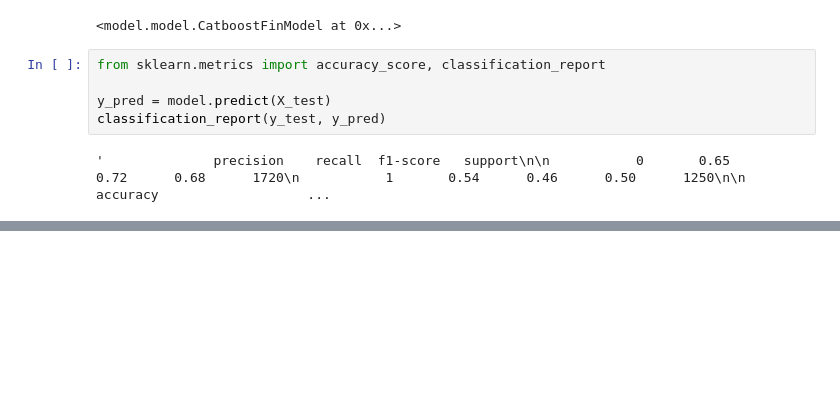
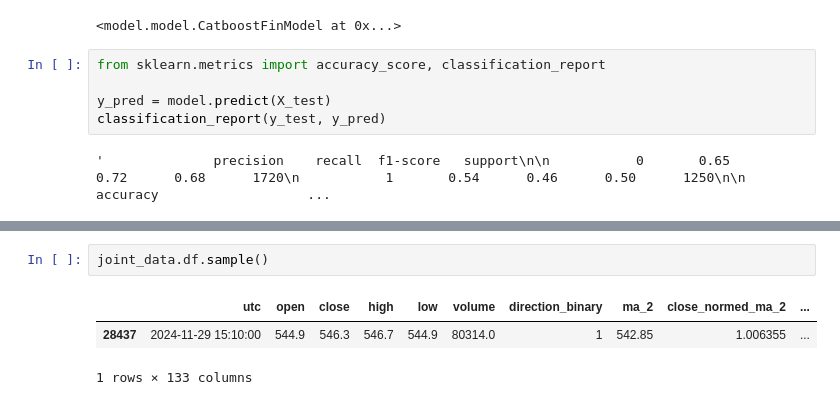
Before and after one commit to Invest-Predict/prices-predictions, a Jupyter notebook: examples/beb/categories.ipynb, the cells around one changed output, grey strips where cells are left out. Cells and saved outputs as stored; diff of their text form; blank space fills up the shorter version.

```diff
--- a/examples/beb/categories.ipynb
+++ b/examples/beb/categories.ipynb
@@ -400,0 +451,6 @@ classification_report(y_test, y_pred)
+# %%
+joint_data.df.sample()
+# %% [output]
+|  | utc | open | close | high | low | volume | direction_binary | ma_2 | close_normed_ma_2 | ... |
+| 28437 | 2024-11-29 15:10:00 | 544.9 | 546.3 | 546.7 | 544.9 | 80314.0 | 1 | 542.85 | 1.006355 | ... |
+1 rows × 133 columns
```
Also changed, not shown: parts of 5 cells of this notebook, 1 other file.
